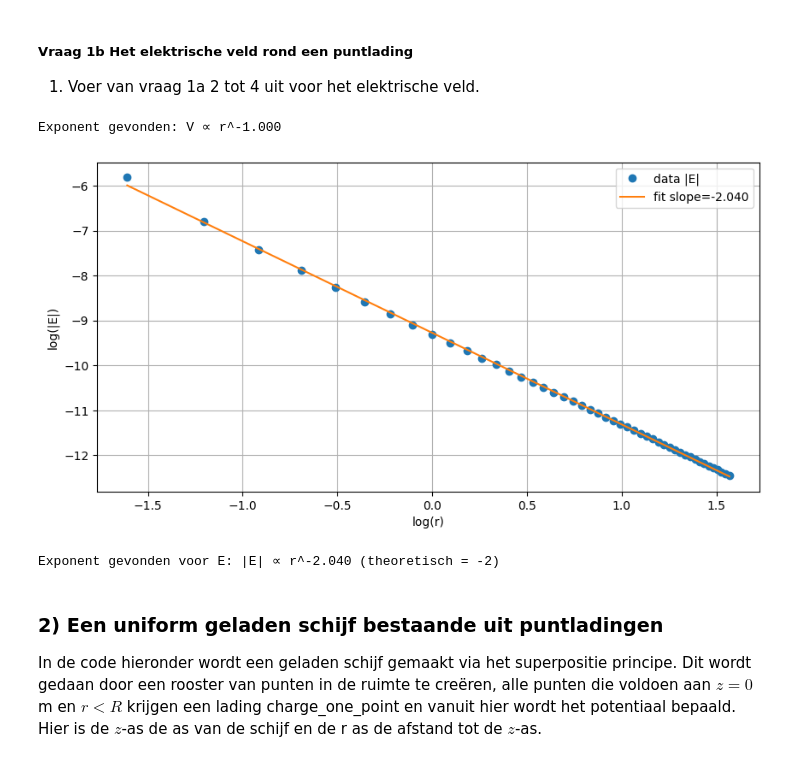
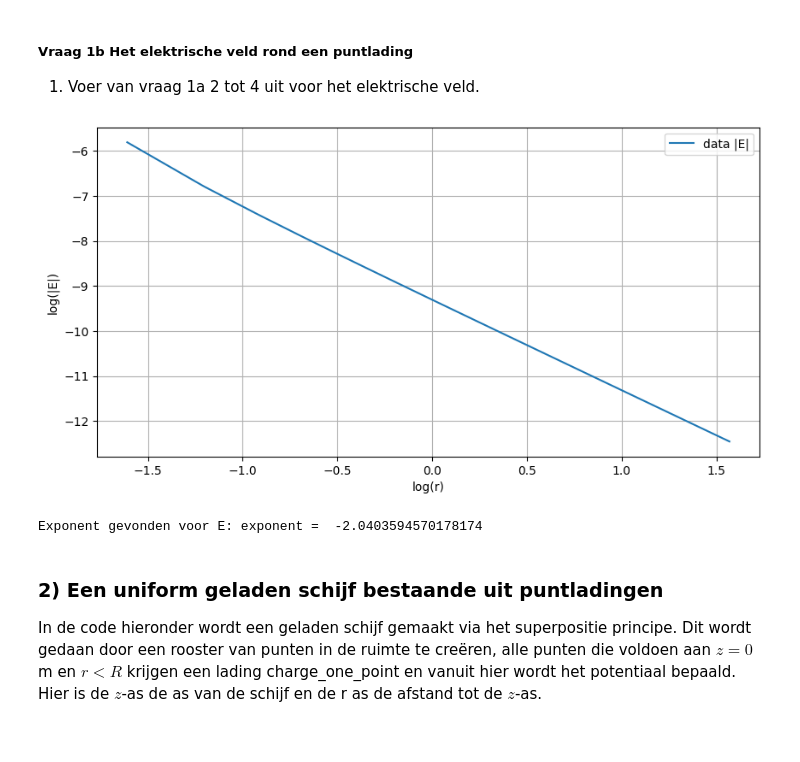
Before and after one commit to lwilt-dot/opdrachten-DEF-D, a Jupyter notebook: DigitaleOntwerpopdrachten/1CondensatorOpdracht/CondensatorOntwerpopdracht.ipynb, the cells around one changed output. Saved outputs shown, nothing was run; the diff lists cells and outputs as text; code cells hidden in the pictures.

```diff
--- a/DigitaleOntwerpopdrachten/1CondensatorOpdracht/CondensatorOntwerpopdracht.ipynb
+++ b/DigitaleOntwerpopdrachten/1CondensatorOpdracht/CondensatorOntwerpopdracht.ipynb
@@ -143,65 +119,32 @@ Exponent gevonden: V ∝ r^-1.000
 # %%
 ###
 ###Hier jouw code###
 ###
-# ...existing code...
-print(f"Exponent gevonden: V ∝ r^{slope:.3f}")
+z_index = np.argmin(np.abs(z_for_E))  # index van z=0 m, expliciet 0 gebruiken
+E_1b = normE[z_index, :]  # elektrische veld langs r-as (z=0 m)
 
-# --- toegevoegd: zelfde analyse voor het elektrische veld ---
-r_for_E = r[1:-1]
-z_for_E = z[1:-1]
-index_e = index_number - 1
-if index_e < 0 or index_e >= z_for_E.size:
-    raise RuntimeError("z=0 ligt op de rand; E is niet beschikbaar op dat gridpunt.")
+# Alleen niet-nul waarden gebruiken (verwijder punten bij r=0 waar E oneindig zou zijn)
+E_1b_nonzero = E_1b[E_1b > 0]  # alleen de niet-nul waarden van E
 
-E_arr = normE  # gebruik de norm van het veld
-if E_arr.ndim != 2:
-    raise RuntimeError("E heeft niet de verwachte dimensie.")
+# Zorg dat we evenveel r-waarden hebben als E-waarden
+r_for_E_cut = r_for_E[E_1b > 0]
 
-# orientatie-robuste extractie van E langs z=0
-if E_arr.shape[1] == z_for_E.size and E_arr.shape[0] == r_for_E.size:
-    E_at_z0 = E_arr[:, index_e]
-elif E_arr.shape[0] == z_for_E.size and E_arr.shape[1] == r_for_E.size:
-    E_at_z0 = E_arr[index_e, :]
-else:
-    E_t = E_arr.T
-    if E_t.shape[1] == z_for_E.size and E_t.shape[0] == r_for_E.size:
-        E_at_z0 = E_t[:, index_e]
-    else:
-        raise RuntimeError(f"Onverwachte shape van E: {E_arr.shape}")
-
-r_vals_E = np.asarray(r_for_E).flatten()
-E_vals = np.asarray(E_at_z0).flatten()
-
-# filter: geen r<=0, geen NaN/Inf, en E>0 voor log
-maskE = (r_vals_E > 0) & np.isfinite(E_vals) & (E_vals > 0)
-if np.sum(maskE) < 2:
-    raise RuntimeError("Te weinig punten voor log-log plot van E na filteren.")
-
-r_fit_E = r_vals_E[maskE]
-E_fit = E_vals[maskE]
-
-log_r_E = np.log(r_fit_E)
-log_E = np.log(E_fit)
-
-slope_E, intercept_E = np.polyfit(log_r_E, log_E, 1)
-
+# Logaritmische waarden berekenen
+log_r_E = np.log(r_for_E_cut)
+log_E = np.log(E_1b_nonzero)
 plt.figure(figsize=(10,5))
-plt.plot(log_r_E, log_E, 'o', label='data |E|')
-xs = np.linspace(log_r_E.min(), log_r_E.max(), 200)
-plt.plot(xs, slope_E*xs + intercept_E, '-', label=f'fit slope={slope_E:.3f}')
+plt.plot(log_r_E, log_E, '-', label='data |E|')
 plt.xlabel('log(r)')
 plt.ylabel('log(|E|)')
 plt.grid(True)
 plt.legend()
 plt.show()
 
-print(f"Exponent gevonden voor E: |E| ∝ r^{slope_E:.3f} (theoretisch = -2)")
-# ...existing code...
+a, b = np.polyfit(log_r_E, log_E, 1)
+print(f"Exponent gevonden voor E: exponent = ",a)
 # %% [output]
+[figure, new version]
-Exponent gevonden: V ∝ r^-1.000
+Exponent gevonden voor E: exponent =  -2.0403594570178174
-[figure, old version]
-Exponent gevonden voor E: |E| ∝ r^-2.040 (theoretisch = -2)
 # %% [markdown]
 ### 2) Een uniform geladen schijf bestaande uit puntladingen
 
```
Also changed, not shown: parts of 6 cells of this notebook.
